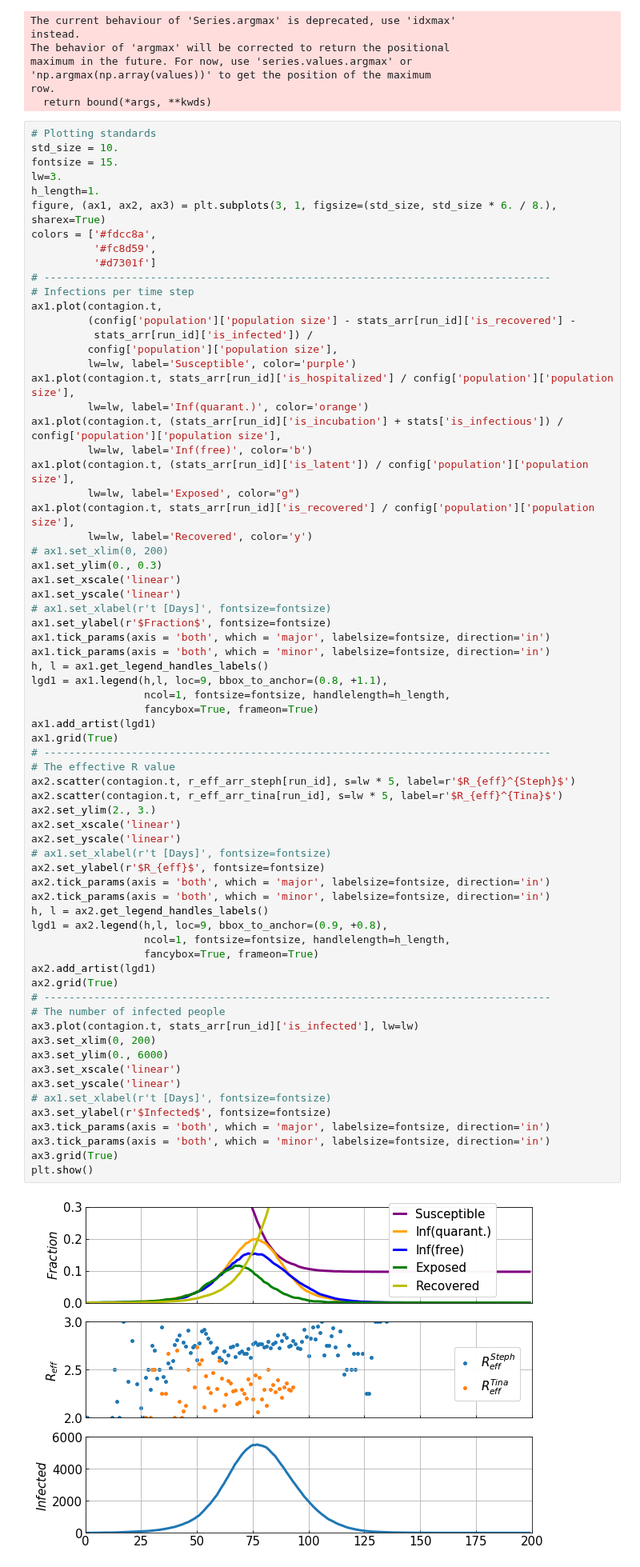
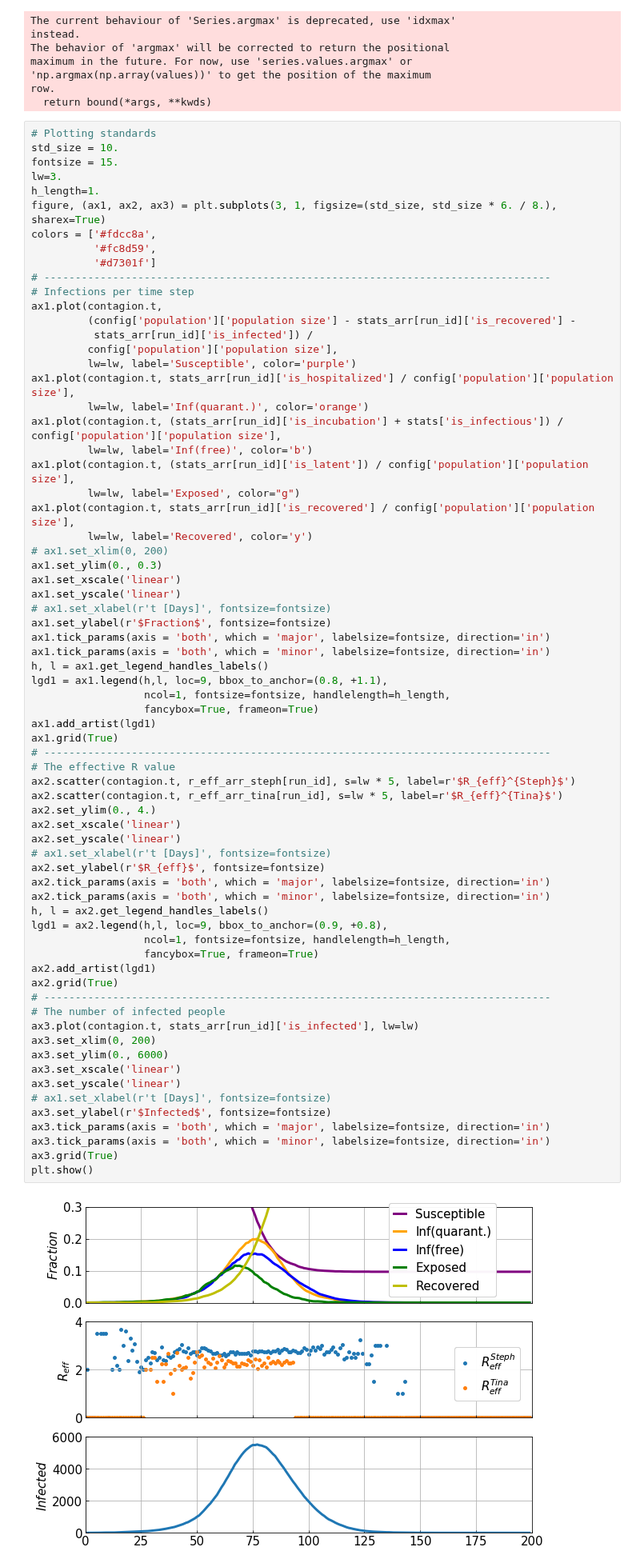
Before and after one commit to chrhck/contagion, a Jupyter notebook: examples/con_benchmark.ipynb, the cells around one changed output. Shown at 80% size. Saved outputs shown, nothing was run; the diff lists cells and outputs as text.

```diff
--- a/examples/con_benchmark.ipynb
+++ b/examples/con_benchmark.ipynb
@@ -170,35 +170,35 @@ ax1.grid(True)
 # ---------------------------------------------------------------------------------
 # The effective R value
 ax2.scatter(contagion.t, r_eff_arr_steph[run_id], s=lw * 5, label=r'$R_{eff}^{Steph}$')
 ax2.scatter(contagion.t, r_eff_arr_tina[run_id], s=lw * 5, label=r'$R_{eff}^{Tina}$')
-ax2.set_ylim(2., 3.)
+ax2.set_ylim(0., 4.)
 ax2.set_xscale('linear')
 ax2.set_yscale('linear')
 # ax1.set_xlabel(r't [Days]', fontsize=fontsize)
 ax2.set_ylabel(r'$R_{eff}$', fontsize=fontsize)
 ax2.tick_params(axis = 'both', which = 'major', labelsize=fontsize, direction='in')
 ax2.tick_params(axis = 'both', which = 'minor', labelsize=fontsize, direction='in')
 h, l = ax2.get_legend_handles_labels()
 lgd1 = ax2.legend(h,l, loc=9, bbox_to_anchor=(0.9, +0.8),
                   ncol=1, fontsize=fontsize, handlelength=h_length,
                   fancybox=True, frameon=True)
 ax2.add_artist(lgd1)
 ax2.grid(True)
 # ---------------------------------------------------------------------------------
 # The number of infected people
 ax3.plot(contagion.t, stats_arr[run_id]['is_infected'], lw=lw)
 ax3.set_xlim(0, 200)
 ax3.set_ylim(0., 6000)
 ax3.set_xscale('linear')
 ax3.set_yscale('linear')
 # ax1.set_xlabel(r't [Days]', fontsize=fontsize)
 ax3.set_ylabel(r'$Infected$', fontsize=fontsize)
 ax3.tick_params(axis = 'both', which = 'major', labelsize=fontsize, direction='in')
 ax3.tick_params(axis = 'both', which = 'minor', labelsize=fontsize, direction='in')
 ax3.grid(True)
 plt.show()
 # %% [output]
-[figure, old version]
+[figure, new version]
 # %%
 figure.savefig(PICS + "Contagion_Benchmark.png",
                bbox_inches='tight')
```
Also changed, not shown: 1 other file.
